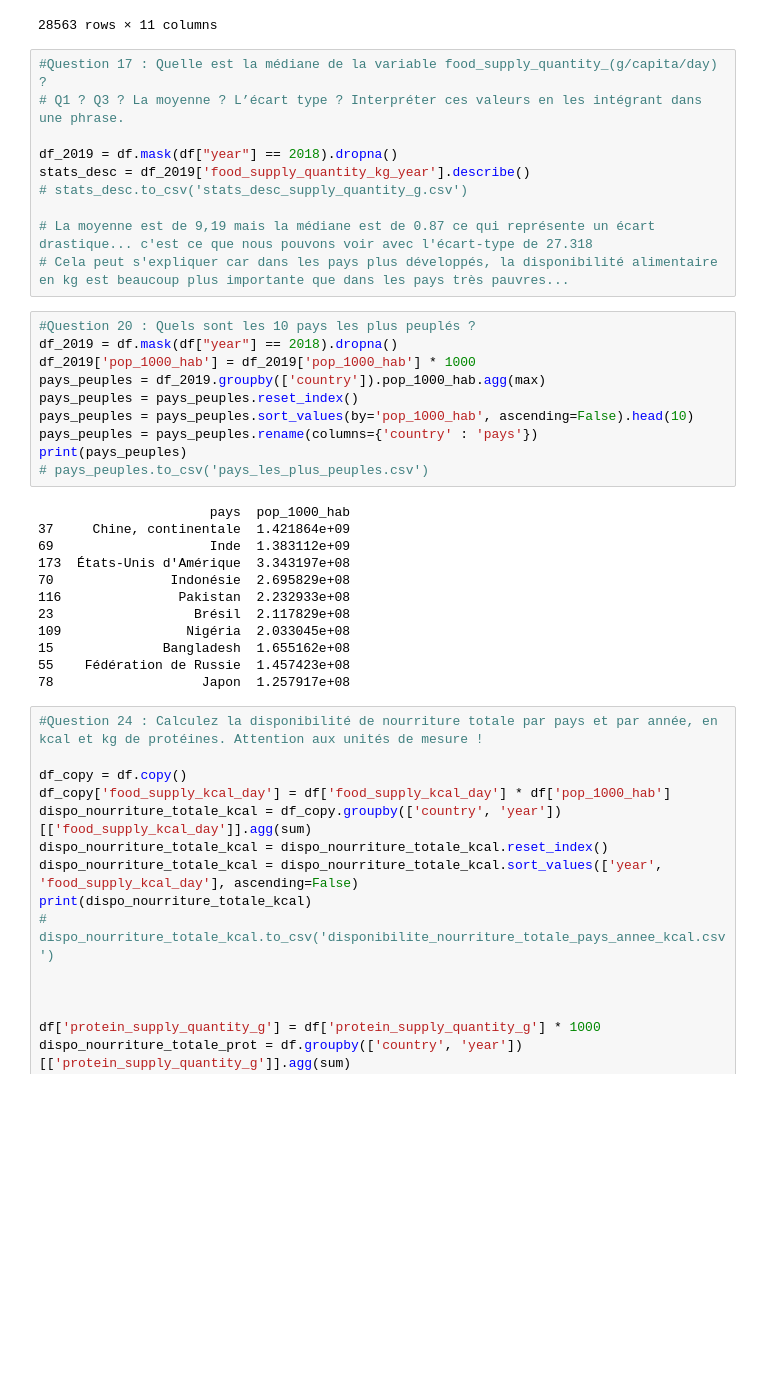
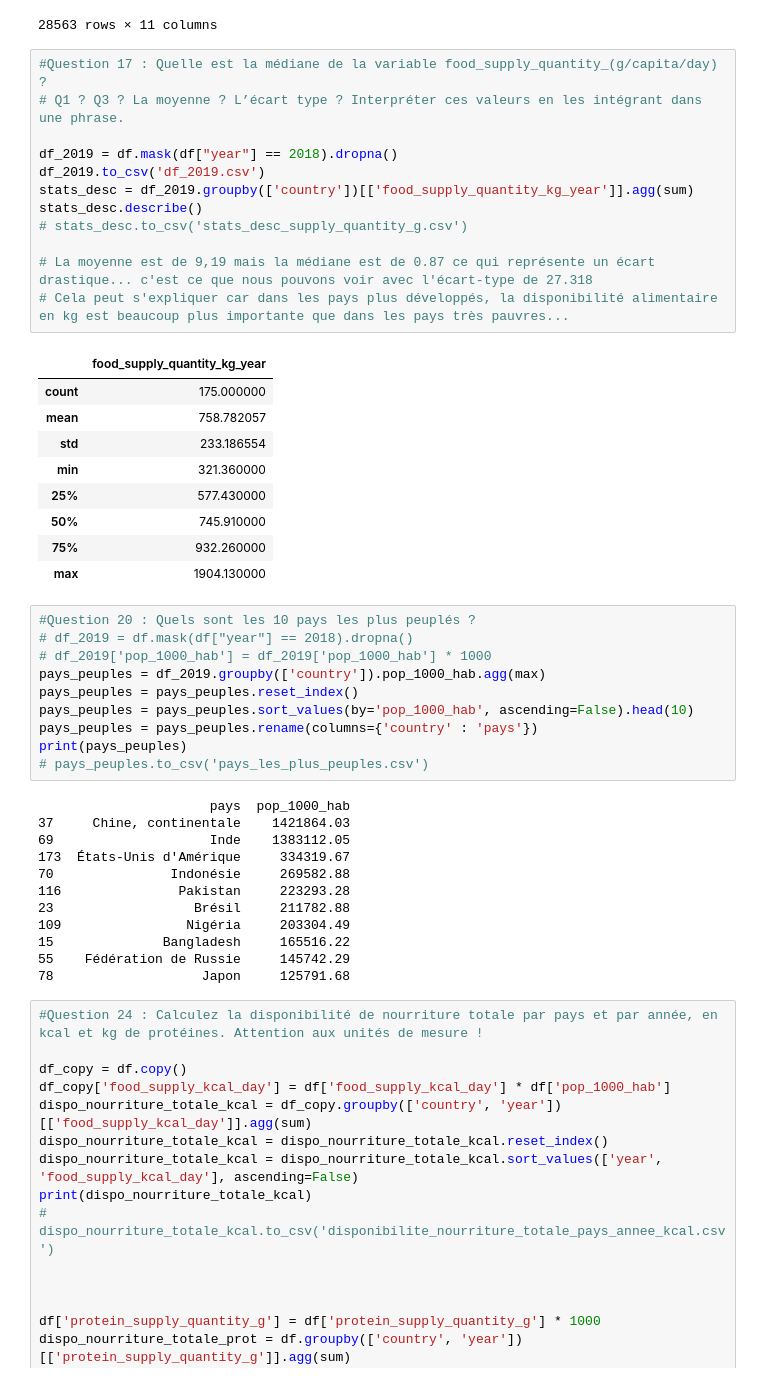
Before and after one commit to Melobgn/Brief-pandas-SEM, a Jupyter notebook: dataframes.ipynb, the cells around one changed output. Drawn from its saved outputs; the diff is of its cells as text; blank space fills up the shorter version.

```diff
--- a/dataframes.ipynb
+++ b/dataframes.ipynb
@@ -335,17 +335,29 @@ df
 # %%
 #Question 17 : Quelle est la médiane de la variable food_supply_quantity_(g/capita/day) ?
 # Q1 ? Q3 ? La moyenne ? L’écart type ? Interpréter ces valeurs en les intégrant dans une phrase.
 
 df_2019 = df.mask(df["year"] == 2018).dropna()
-stats_desc = df_2019['food_supply_quantity_kg_year'].describe()
+df_2019.to_csv('df_2019.csv')
+stats_desc = df_2019.groupby(['country'])[['food_supply_quantity_kg_year']].agg(sum)
+stats_desc.describe()
 # stats_desc.to_csv('stats_desc_supply_quantity_g.csv')
 
 # La moyenne est de 9,19 mais la médiane est de 0.87 ce qui représente un écart drastique... c'est ce que nous pouvons voir avec l'écart-type de 27.318
 # Cela peut s'expliquer car dans les pays plus développés, la disponibilité alimentaire en kg est beaucoup plus importante que dans les pays très pauvres...
+# %% [output]
+|  | food_supply_quantity_kg_year |
+| count | 175.000000 |
+| mean | 758.782057 |
+| std | 233.186554 |
+| min | 321.360000 |
+| 25% | 577.430000 |
+| 50% | 745.910000 |
+| 75% | 932.260000 |
+| max | 1904.130000 |
 # %%
 #Question 20 : Quels sont les 10 pays les plus peuplés ?
-df_2019 = df.mask(df["year"] == 2018).dropna()
-df_2019['pop_1000_hab'] = df_2019['pop_1000_hab'] * 1000
+# df_2019 = df.mask(df["year"] == 2018).dropna()
+# df_2019['pop_1000_hab'] = df_2019['pop_1000_hab'] * 1000
 pays_peuples = df_2019.groupby(['country']).pop_1000_hab.agg(max)
 pays_peuples = pays_peuples.reset_index()
 pays_peuples = pays_peuples.sort_values(by='pop_1000_hab', ascending=False).head(10)
@@ -354,16 +366,16 @@ print(pays_peuples)
 # pays_peuples.to_csv('pays_les_plus_peuples.csv')
 # %% [output]
                       pays  pop_1000_hab
-37     Chine, continentale  1.421864e+09
-69                    Inde  1.383112e+09
-173  États-Unis d'Amérique  3.343197e+08
-70               Indonésie  2.695829e+08
-116               Pakistan  2.232933e+08
-23                  Brésil  2.117829e+08
-109                Nigéria  2.033045e+08
-15              Bangladesh  1.655162e+08
-55    Fédération de Russie  1.457423e+08
-78                   Japon  1.257917e+08
+37     Chine, continentale    1421864.03
+69                    Inde    1383112.05
+173  États-Unis d'Amérique     334319.67
+70               Indonésie     269582.88
+116               Pakistan     223293.28
+23                  Brésil     211782.88
+109                Nigéria     203304.49
+15              Bangladesh     165516.22
+55    Fédération de Russie     145742.29
+78                   Japon     125791.68
 # %%
 #Question 24 : Calculez la disponibilité de nourriture totale par pays et par année, en kcal et kg de protéines. Attention aux unités de mesure !
 
```
Also changed, not shown: parts of 6 cells of this notebook, 9 other files.
